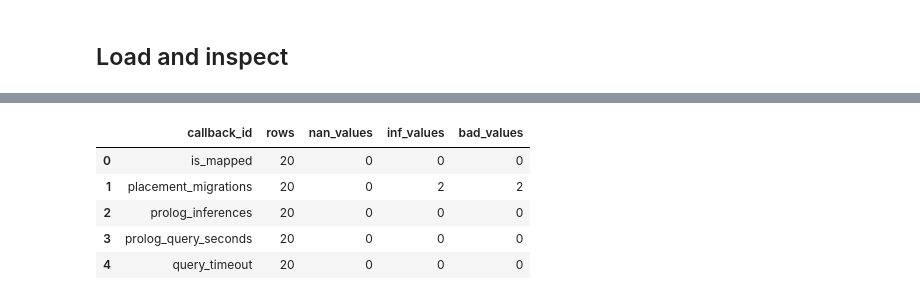
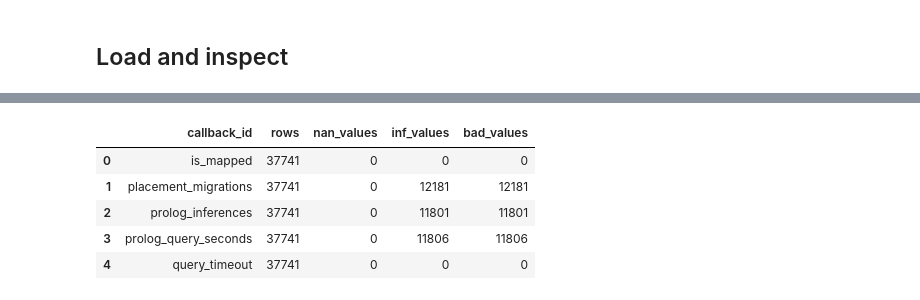
Before and after one commit to di-unipi-socc/sl-cr, a Jupyter notebook: notebooks/analyse.ipynb, the cells around one changed output, grey strips where cells are left out. Saved outputs shown, nothing was run; the diff lists cells and outputs as text; code cells hidden in the pictures.

```diff
--- a/notebooks/analyse.ipynb
+++ b/notebooks/analyse.ipynb
@@ -116,0 +70,20 @@ For plotting, `inf` and `-inf` are treated as missing values. They are not conve
+# %%
+group_cols = ["mode", "nodes", "components", "seed", "topology", "n_event"]
+
+mask_timeout_row = (
+    (df["callback_id"] == "query_timeout") &
+    (df["value"] == 1)
+)
+
+timeout_groups = df.loc[mask_timeout_row, group_cols].drop_duplicates()
+
+df_marked = df.merge(
+    timeout_groups.assign(has_timeout=True),
+    on=group_cols,
+    how="left"
+)
+
+df_marked["has_timeout"] = df_marked["has_timeout"].fillna(False).astype(bool)
+
+df_timeout = df_marked[df_marked["has_timeout"]].drop(columns="has_timeout")
+df_no_timeout = df_marked[~df_marked["has_timeout"]].drop(columns="has_timeout")
@@ -117,24 +117,26 @@ For plotting, `inf` and `-inf` are treated as missing values. They are not conve
 # %%
-quality_df = df_with_timeout.copy()
-quality_df["is_nan"] = quality_df["value"].isna()
-quality_df["is_inf"] = np.isinf(quality_df["value"])
-quality_df["is_bad"] = quality_df["is_nan"] | quality_df["is_inf"]
+def quality_summary(df: pd.DataFrame) -> pd.DataFrame:
+    quality_df = df.copy()
+    quality_df["is_nan"] = quality_df["value"].isna()
+    quality_df["is_inf"] = np.isinf(quality_df["value"])
+    quality_df["is_bad"] = quality_df["is_nan"] | quality_df["is_inf"]
 
-quality_summary = (
-    quality_df.groupby("callback_id", as_index=False)
-    .agg(
-        rows=("value", "size"),
-        nan_values=("is_nan", "sum"),
-        inf_values=("is_inf", "sum"),
-        bad_values=("is_bad", "sum"),
+    summary = (
+        quality_df.groupby("callback_id", as_index=False)
+        .agg(
+            rows=("value", "size"),
+            nan_values=("is_nan", "sum"),
+            inf_values=("is_inf", "sum"),
+            bad_values=("is_bad", "sum"),
+        )
     )
-)
 
-display(quality_summary)
+    display(summary)
+quality_summary(df_no_timeout)
 # %% [output]
 |  | callback_id | rows | nan_values | inf_values | bad_values |
-| 0 | is_mapped | 20 | 0 | 0 | 0 |
-| 1 | placement_migrations | 20 | 0 | 2 | 2 |
-| 2 | prolog_inferences | 20 | 0 | 0 | 0 |
-| 3 | prolog_query_seconds | 20 | 0 | 0 | 0 |
-| 4 | query_timeout | 20 | 0 | 0 | 0 |
+| 0 | is_mapped | 37741 | 0 | 0 | 0 |
+| 1 | placement_migrations | 37741 | 0 | 12181 | 12181 |
+| 2 | prolog_inferences | 37741 | 0 | 11801 | 11801 |
+| 3 | prolog_query_seconds | 37741 | 0 | 11806 | 11806 |
+| 4 | query_timeout | 37741 | 0 | 0 | 0 |
```
Also changed, not shown: parts of 23 cells of this notebook.
